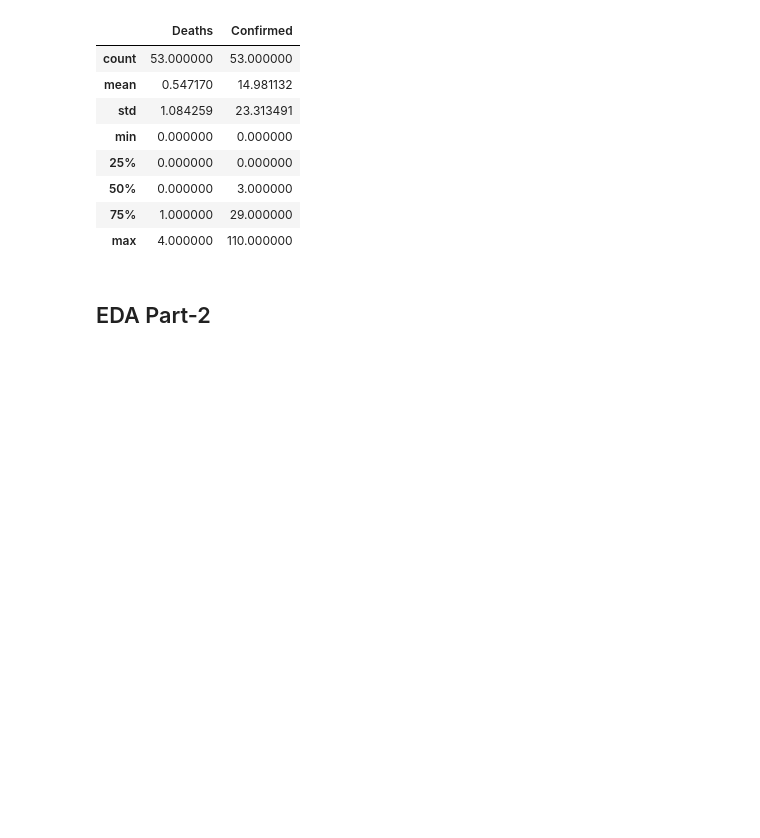
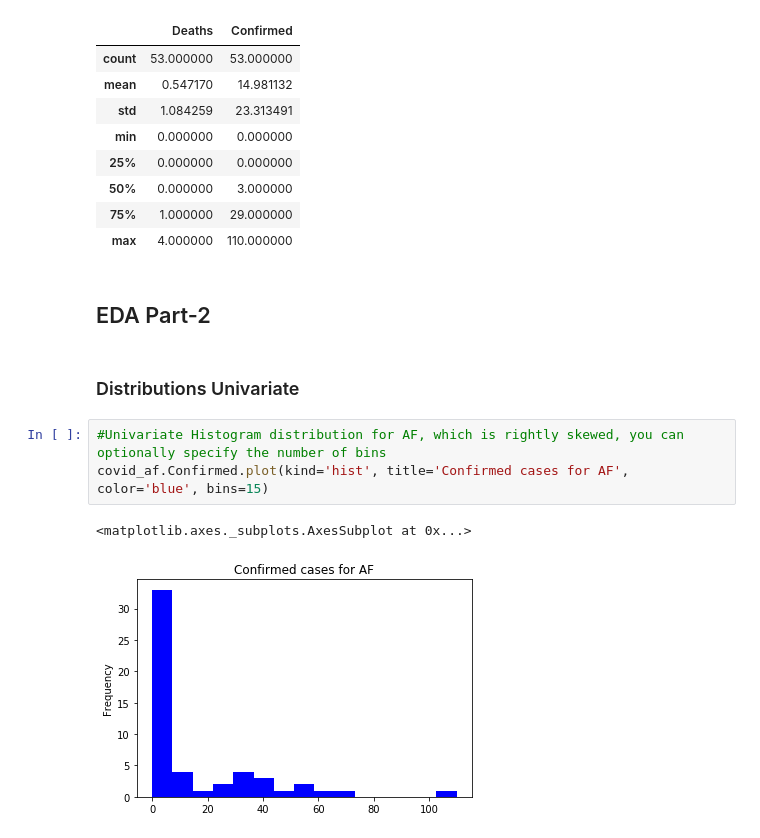
Before and after one commit to KwameDaniel/data_analysis, a Jupyter notebook: notebooks/experi_section_data_analysis.ipynb, the cells around one changed output. Drawn from its saved outputs; the diff is of its cells as text; blank space fills up the shorter version.

```diff
--- a/notebooks/experi_section_data_analysis.ipynb
+++ b/notebooks/experi_section_data_analysis.ipynb
@@ -99,3 +100,11 @@ summarystats('Cameroon', 'AF')
 | max | 4.000000 | 110.000000 |
 # %% [markdown]
 ## EDA Part-2
+# %% [markdown]
+### Distributions Univariate
+# %%
+#Univariate Histogram distribution for AF, which is rightly skewed, you can optionally specify the number of bins
+covid_af.Confirmed.plot(kind='hist', title='Confirmed cases for AF', color='blue', bins=15)
+# %% [output]
+<matplotlib.axes._subplots.AxesSubplot at 0x...>
+[figure, added]
```
Also changed, not shown: parts of 21 cells of this notebook.
